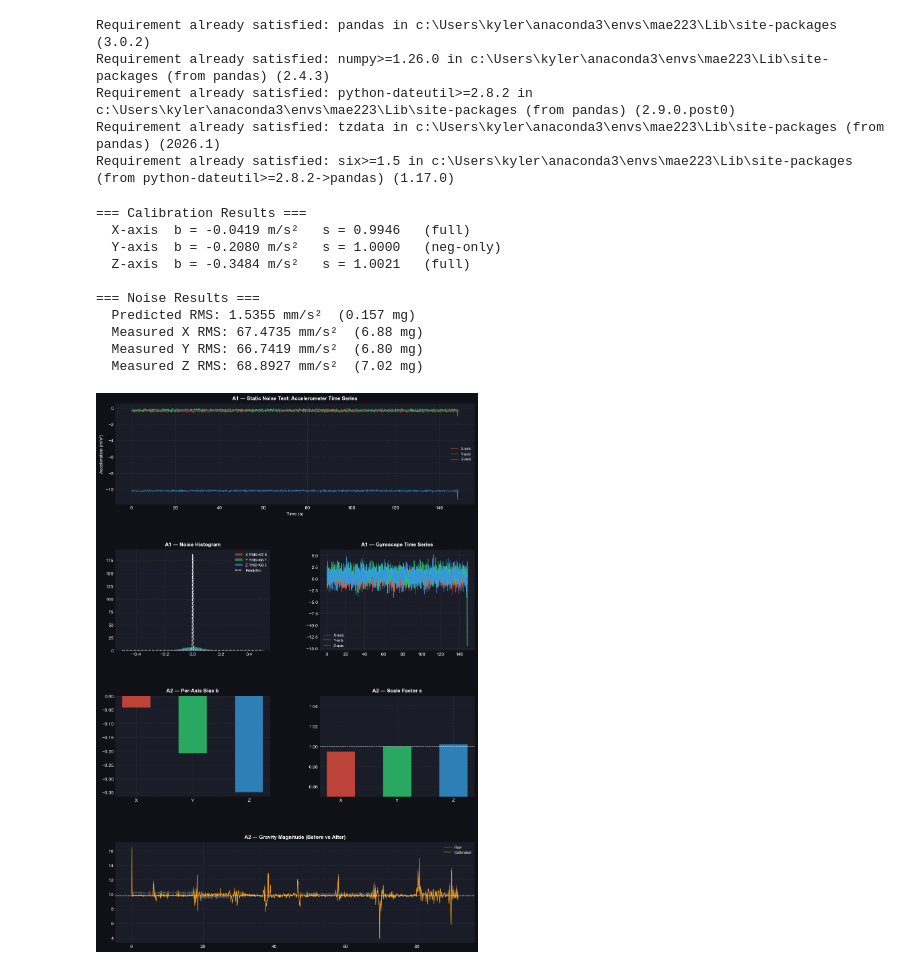
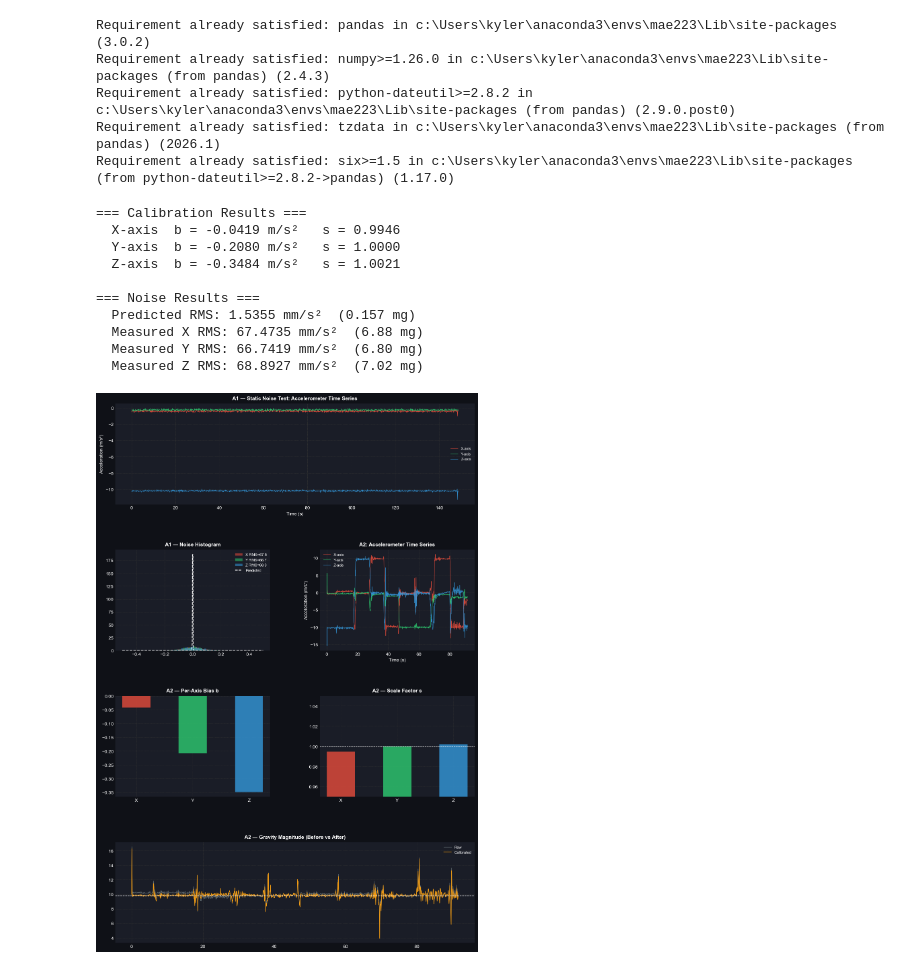
Before and after one commit to mae223-oceantech/rtk-wave-buoy-firmware-team-7-1, a Jupyter notebook: tutorials/calib/ModuleA.ipynb, the cells around one changed output. Saved outputs shown, nothing was run; the diff lists cells and outputs as text; code cells hidden in the pictures.

```diff
--- a/tutorials/calib/ModuleA.ipynb
+++ b/tutorials/calib/ModuleA.ipynb
@@ -95,7 +95,7 @@ cal = {
 
 print("=== Calibration Results ===")
 for ax, (b, s, mode) in cal.items():
-    print(f"  {ax}-axis  b = {b:+.4f} m/s²   s = {s:.4f}   ({mode})")
+    print(f"  {ax}-axis  b = {b:+.4f} m/s²   s = {s:.4f} ")
 
 for df in [df_a1, df_a2]:
     for ax in ['X', 'Y', 'Z']:
@@ -172,11 +172,13 @@ x_g = np.linspace(-0.5, 0.5, 400)
 ax2.plot(x_g, norm.pdf(x_g, 0, predicted_rms), 'w--', lw=1.5, label='Predicted')
 style_ax(ax2, 'A1 — Noise Histogram')
 
-# Plot 3: A1 Gyroscope
+# Plot 3: A2 Accelerometer Time Series
 ax3 = fig.add_subplot(gs[1, 1])
-for ax_name, col in [('X', 'GyrX'), ('Y', 'GyrY'), ('Z', 'GyrZ')]:
-    ax3.plot(df_a1['t'], df_a1[col], lw=0.8, color=COLORS[ax_name], label=f'{ax_name}-axis')
-style_ax(ax3, 'A1 — Gyroscope Time Series')
+for ax_name, col in [('X', 'AccX_ms2'), ('Y', 'AccY_ms2'), ('Z', 'AccZ_ms2')]:
+    ax3.plot(df_a2['t'], df_a2[col], lw=0.8, color=COLORS[ax_name], label=f'{ax_name}-axis', alpha=0.9)
+ax3.set_xlabel('Time (s)')
+ax3.set_ylabel('Acceleration (m/s²)')
+style_ax(ax3, 'A2: Accelerometer Time Series')
 
 # Plot 4: Bias Bar Chart
 ax4 = fig.add_subplot(gs[2, 0])
@@ -188,34 +190,34 @@ ax4.set_xticks(np.arange(3))
 ax4.set_xticklabels(['X', 'Y', 'Z'])
 style_ax(ax4, 'A2 — Per-Axis Bias b')
 
 # Plot 5: Scale Factor
 ax5 = fig.add_subplot(gs[2, 1])
 scales = [cal[a][1] for a in axes_labels]
 ax5.bar(np.arange(3), scales, 0.5, color=[COLORS[a] for a in axes_labels], alpha=0.8)
 ax5.set_ylim(0.95, 1.05)
 ax5.axhline(1.0, color='white', lw=0.9, ls='--')
 ax5.set_xticks(np.arange(3))
 ax5.set_xticklabels(['X', 'Y', 'Z'])
 style_ax(ax5, 'A2 — Scale Factor s')
 
 # Plot 6: Gravity Magnitude
 ax6 = fig.add_subplot(gs[3, :])
 ax6.plot(df_a2['t'], df_a2['mag'], lw=0.9, color=COLORS['mag_raw'], label='Raw', alpha=0.6)
 ax6.plot(df_a2['t'], df_a2['mag_cal'], lw=1.1, color=COLORS['mag_cal'], label='Calibrated')
 ax6.axhline(g, color='white', lw=1.0, ls='--')
 style_ax(ax6, 'A2 — Gravity Magnitude (Before vs After)')
 
 plt.savefig('module_A_accelerometer.png', dpi=150, bbox_inches='tight')
 plt.show() # This will now display the image in the cell
 # %% [output]
 === Calibration Results ===
-  X-axis  b = -0.0419 m/s²   s = 0.9946   (full)
-  Y-axis  b = -0.2080 m/s²   s = 1.0000   (neg-only)
-  Z-axis  b = -0.3484 m/s²   s = 1.0021   (full)
+  X-axis  b = -0.0419 m/s²   s = 0.9946
+  Y-axis  b = -0.2080 m/s²   s = 1.0000
+  Z-axis  b = -0.3484 m/s²   s = 1.0021
 
 === Noise Results ===
   Predicted RMS: 1.5355 mm/s²  (0.157 mg)
   Measured X RMS: 67.4735 mm/s²  (6.88 mg)
   Measured Y RMS: 66.7419 mm/s²  (6.80 mg)
   Measured Z RMS: 68.8927 mm/s²  (7.02 mg)
-[figure, old version]
+[figure, new version]
```
Also changed, not shown: parts of 1 cell of this notebook, 3 other files.
